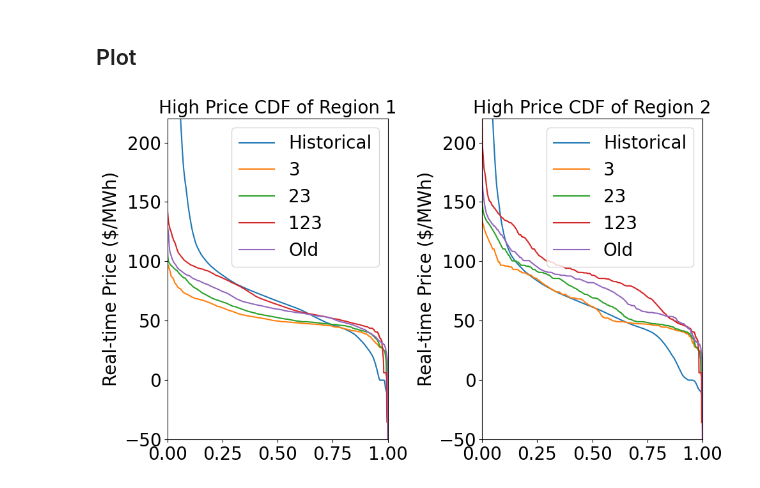
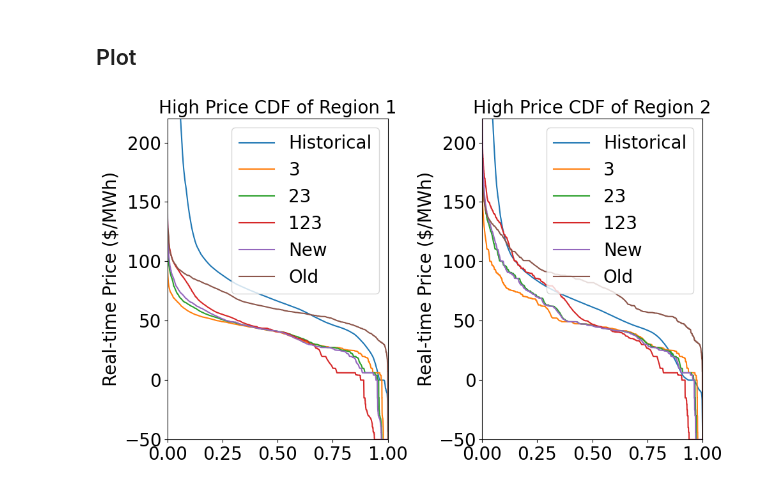
Before and after one commit to niklauskun/STESTS, a Jupyter notebook: Diagnose.ipynb, the cells around one changed output. Cells and saved outputs as stored; diff of their text form; code cells hidden in the pictures.

Commit message:
Upload Reduced Geothermal Case

```diff
--- a/Diagnose.ipynb
+++ b/Diagnose.ipynb
@@ -539,13 +539,13 @@ HistoryPrice = pd.read_csv('output/20220101-20221231 CAISO Real-time Price.csv')
 HistoryPrice = HistoryPrice.drop_duplicates(subset=['Date', 'hub'])
 Pivot_HistoryPrice = HistoryPrice.pivot(index='Date', columns='hub', values='price')
 
-case1 = 'Strategic/6Regions/2022/UC25ED1_Strategic_true_ratio0.0_Seg1_BAW0_Fuel2.0_Error0.25NegativeRenew_1.0-1.0-2.0-2.0-2.0'
+case1 = 'Strategic/6RegionsDummyHydro/2022/UC25ED1_Strategic_true_ratio0.0_Seg1_BAW0_Fuel2.0_Error0.25NegativeRenew_1.0-1.0-2.0-2.0-2.0'
 RTPrice1 = pd.read_csv('output/'+case1+'/EDprice.csv',header=None)*12
-case2 = 'Strategic/6Regions/2022/UC25ED1_Strategic_true_ratio0.0_Seg1_BAW0_Fuel2.0_Error0.25NegativeRenew_1.0-2.0-2.0-2.0-2.0'
+case2 = 'Strategic/6RegionsDummyHydro/2022/UC25ED1_Strategic_true_ratio0.0_Seg1_BAW0_Fuel2.0_Error0.25NegativeRenew_1.0-2.0-2.0-2.0-2.0'
 RTPrice2 = pd.read_csv('output/'+case2+'/EDprice.csv',header=None)*12
-case3 = 'Strategic/6Regions/2022/UC25ED1_Strategic_true_ratio0.0_Seg1_BAW0_Fuel2.0_Error0.25NegativeRenew_2.0-2.0-2.0-2.0-2.0'
+case3 = 'Strategic/6RegionsDummyHydro/2022/UC25ED1_Strategic_true_ratio0.0_Seg1_BAW0_Fuel2.0_Error0.25NegativeRenew_2.0-2.0-2.0-2.0-2.0'
 RTPrice3 = pd.read_csv('output/'+case3+'/EDprice.csv',header=None)*12
-case4 = 'Strategic/6Regions/2022/UC25ED1_Strategic_true_ratio0.0_Seg1_BAW0_Fuel1.0_Error0.25NegativeRenew_1.0-1.0-2.0-2.0-2.0'
+case4 = 'Strategic/6RegionsDummyHydro/2022/UC25ED1_Strategic_true_ratio0.0_Seg1_BAW0_Fuel2.0_Error0.25NegativeRenew_1.0-2.0-3.0-3.0-3.0'
 RTPrice4 = pd.read_csv('output/'+case4+'/EDprice.csv',header=None)*12
 case5 = 'Strategic/6Regions/2022/UC25ED1_Strategic_true_ratio0.0_Seg1_BAW0_Fuel1.2_Error0.25NegativeRenew_Load1.0_0.5-1.0-1.5-2.0-2.5'
 RTPrice5 = pd.read_csv('output/'+case5+'/EDprice.csv',header=None)*12
@@ -561,33 +561,33 @@ for idx, (col, ax) in enumerate(zip([0,1], axs.flatten())):
     sorted_vals2 = np.sort(RTPrice2[col].values)[::-1]
     sorted_vals3 = np.sort(RTPrice3[col].values)[::-1]
     sorted_vals4 = np.sort(RTPrice4[col].values)[::-1]
     sorted_vals5 = np.sort(RTPrice5[col].values)[::-1]
 
 
     # Calculate the "reverse" cumulative distribution
     cdf = np.arange(1, len(sorted_vals) + 1) / float(len(sorted_vals))
     cdf1 = np.arange(1, len(sorted_vals1) + 1) / float(len(sorted_vals1))
     cdf2 = np.arange(1, len(sorted_vals2) + 1) / float(len(sorted_vals2))
     cdf3 = np.arange(1, len(sorted_vals3) + 1) / float(len(sorted_vals3))
     cdf4 = np.arange(1, len(sorted_vals4) + 1) / float(len(sorted_vals4))
     cdf5 = np.arange(1, len(sorted_vals5) + 1) / float(len(sorted_vals5))
 
     # Plot the CDF
     ax.plot(cdf,sorted_vals)
     ax.plot(cdf1,sorted_vals1)
     ax.plot(cdf2,sorted_vals2)
     ax.plot(cdf3,sorted_vals3)
-#     ax.plot(cdf4,sorted_vals4)
+    ax.plot(cdf4,sorted_vals4)
     ax.plot(cdf5,sorted_vals5)
 
     ax.set_xlim(0.0, 1.0)
     ax.set_ylim(-50, 220)
-    ax.legend(['Historical','3', '23', '123', 'Old', 'E0.25L1.1'],fontsize=20)
+    ax.legend(['Historical','3', '23', '123', 'New', 'Old'],fontsize=20)
     ax.set_title(f"High Price CDF of Region {idx+1}",fontsize=20)
     ax.tick_params(axis='both', which='major', labelsize=20)
     ax.set_ylabel("Real-time Price ($/MWh)",fontsize=20)
 
 plt.tight_layout()
 plt.show()
 # %% [output]
-[figure, old version]
+[figure, new version]
```
Also changed, not shown: parts of 9 cells of this notebook, 4 other files.
